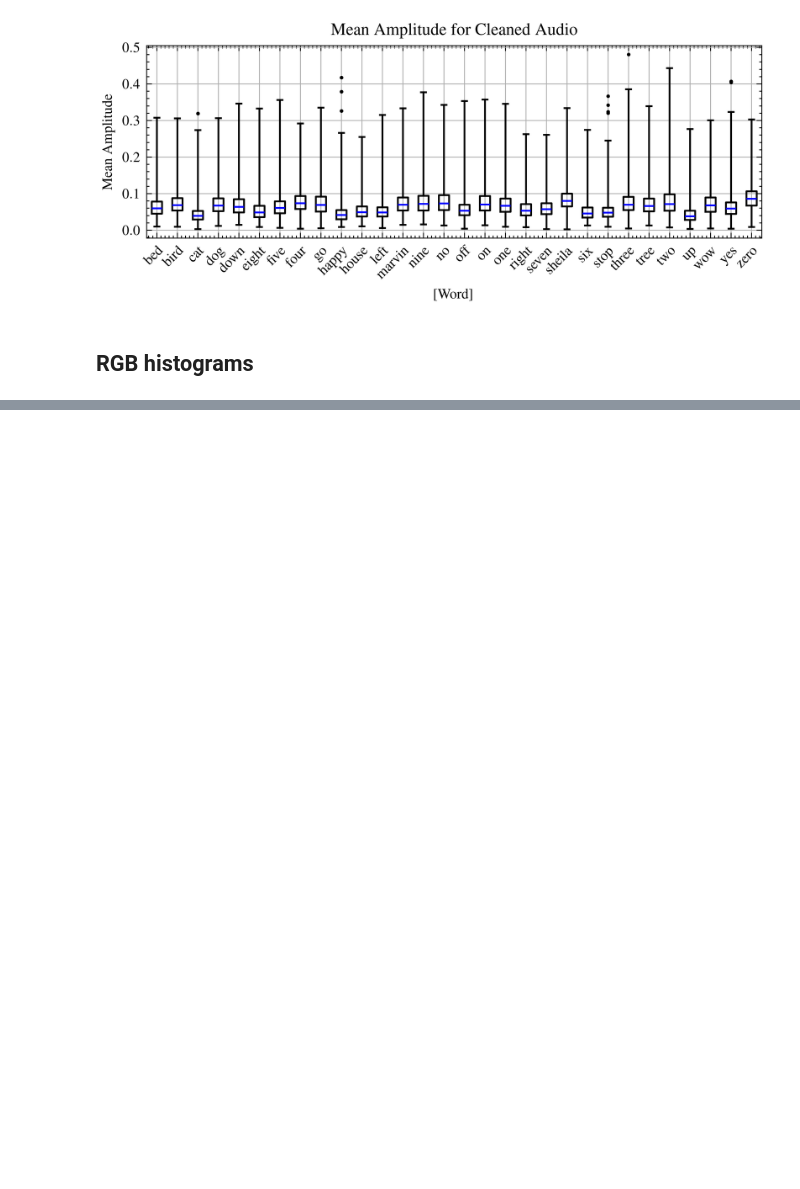
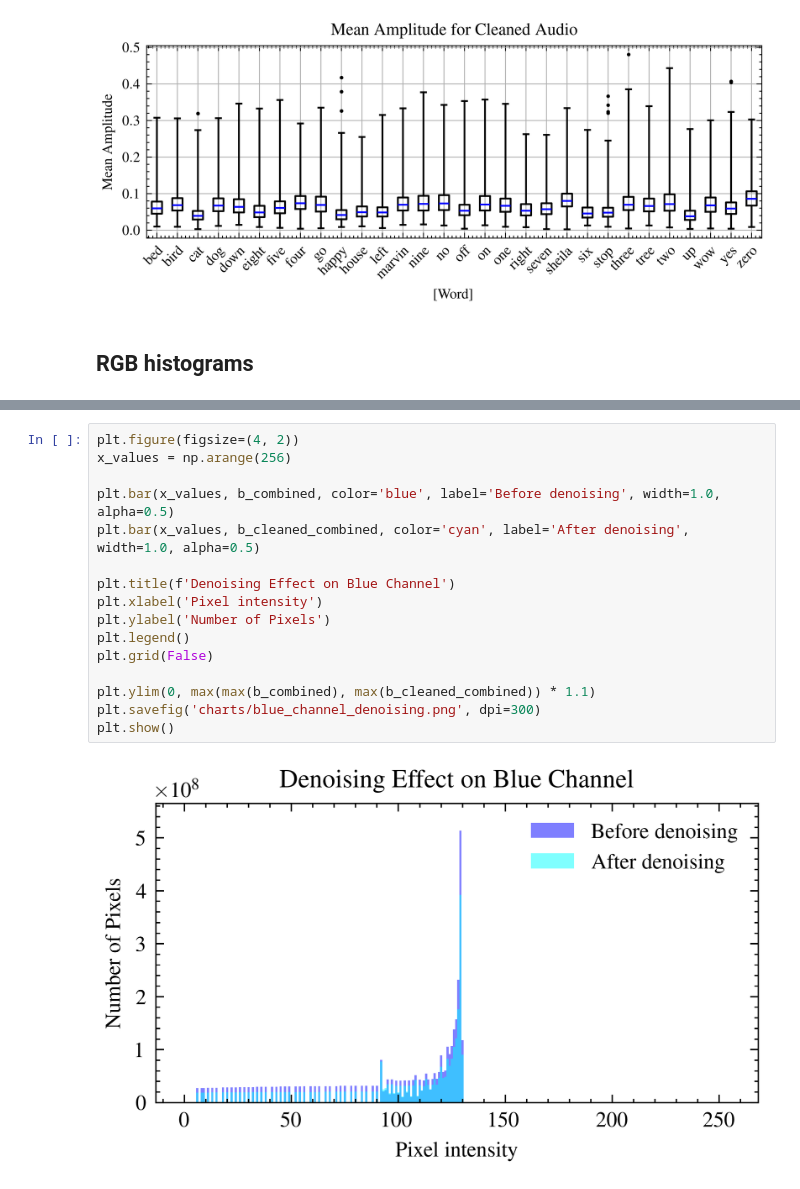
Before and after one commit to pavonism/intro-to-ml, a Jupyter notebook: scripts/ChartsForReport.ipynb, the cells around one changed output, grey strips where cells are left out. Saved outputs shown, nothing was run; the diff lists cells and outputs as text; blank space fills up the shorter version.

```diff
--- a/scripts/ChartsForReport.ipynb
+++ b/scripts/ChartsForReport.ipynb
@@ -156,0 +235,18 @@ plt.show()
+# %%
+plt.figure(figsize=(4, 2))
+x_values = np.arange(256)
+
+plt.bar(x_values, b_combined, color='blue', label='Before denoising', width=1.0, alpha=0.5)
+plt.bar(x_values, b_cleaned_combined, color='cyan', label='After denoising', width=1.0, alpha=0.5)
+
+plt.title(f'Denoising Effect on Blue Channel')
+plt.xlabel('Pixel intensity')
+plt.ylabel('Number of Pixels')
+plt.legend()
+plt.grid(False)
+
+plt.ylim(0, max(max(b_combined), max(b_cleaned_combined)) * 1.1)
+plt.savefig('charts/blue_channel_denoising.png', dpi=300)
+plt.show()
+# %% [output]
+[figure, added]
```
Also changed, not shown: parts of 8 cells of this notebook, 4 other files.
